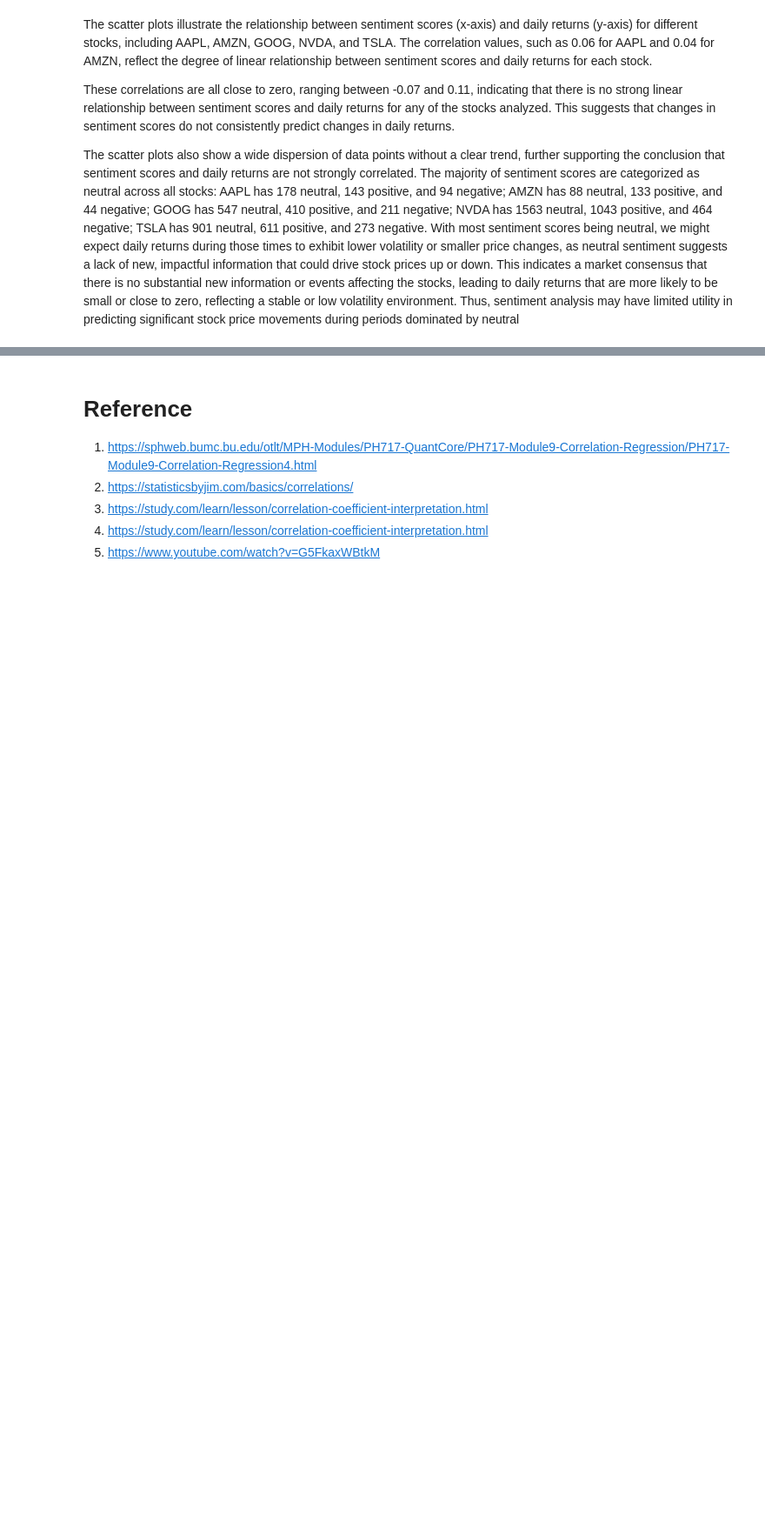
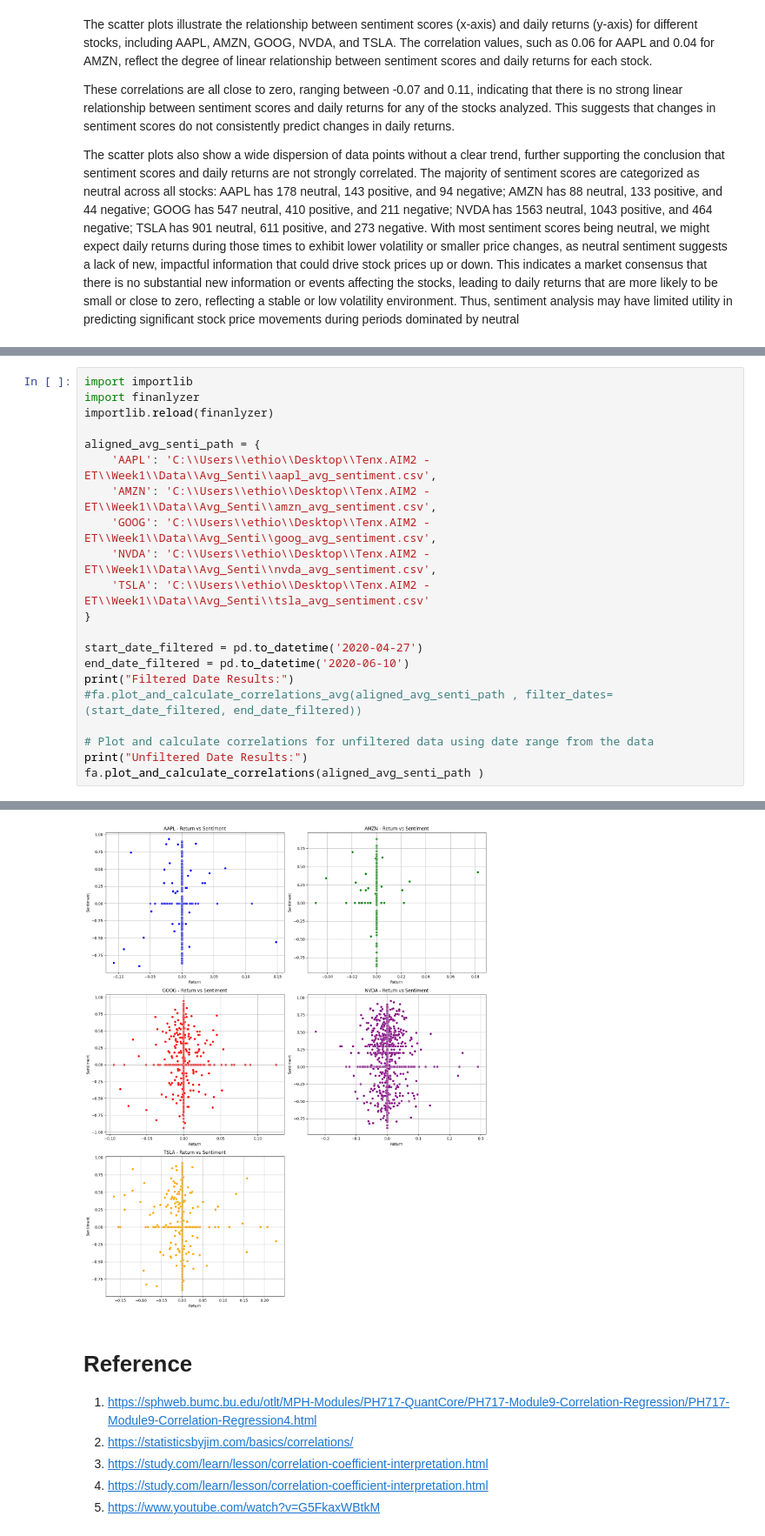
Before and after one commit to Ethel-Star/W1.FinNews-StockPrice-Integration, a Jupyter notebook: notebooks/Correlation_Analysis_Stock_Sentiment.ipynb, the cells around one changed output, grey strips where cells are left out. Shown: that part at 87% size. Drawn from its saved outputs; the diff is of its cells as text; blank space fills up the shorter version.

Commit message:
Correlation analysis(pearson correlation) and aggregate sentiments and correlation anal.. ,daily return for filtered date and full date range of the stocks, and correlation interperitaton

```diff
--- a/notebooks/Correlation_Analysis_Stock_Sentiment.ipynb
+++ b/notebooks/Correlation_Analysis_Stock_Sentiment.ipynb
@@ -226,0 +284,22 @@ The scatter plots also show a wide dispersion of data points without a clear tre
+# %%
+import importlib
+import finanlyzer
+importlib.reload(finanlyzer)
+
+aligned_avg_senti_path = {
+    'AAPL': 'C:\\Users\\ethio\\Desktop\\Tenx.AIM2 -ET\\Week1\\Data\\Avg_Senti\\aapl_avg_sentiment.csv',
+    'AMZN': 'C:\\Users\\ethio\\Desktop\\Tenx.AIM2 -ET\\Week1\\Data\\Avg_Senti\\amzn_avg_sentiment.csv',
+    'GOOG': 'C:\\Users\\ethio\\Desktop\\Tenx.AIM2 -ET\\Week1\\Data\\Avg_Senti\\goog_avg_sentiment.csv',
+    'NVDA': 'C:\\Users\\ethio\\Desktop\\Tenx.AIM2 -ET\\Week1\\Data\\Avg_Senti\\nvda_avg_sentiment.csv',
+    'TSLA': 'C:\\Users\\ethio\\Desktop\\Tenx.AIM2 -ET\\Week1\\Data\\Avg_Senti\\tsla_avg_sentiment.csv'
+}
+
+start_date_filtered = pd.to_datetime('2020-04-27')
+end_date_filtered = pd.to_datetime('2020-06-10')
+print("Filtered Date Results:")
+#fa.plot_and_calculate_correlations_avg(aligned_avg_senti_path , filter_dates=(start_date_filtered, end_date_filtered))
+
+# Plot and calculate correlations for unfiltered data using date range from the data
+print("Unfiltered Date Results:")
+fa.plot_and_calculate_correlations(aligned_avg_senti_path )
+# %% [output]
@@ -227,2 +323,3 @@ The scatter plots also show a wide dispersion of data points without a clear tre
+[figure, added]
 # %% [markdown]
 # Reference
```
Also changed, not shown: parts of 5 cells of this notebook.
